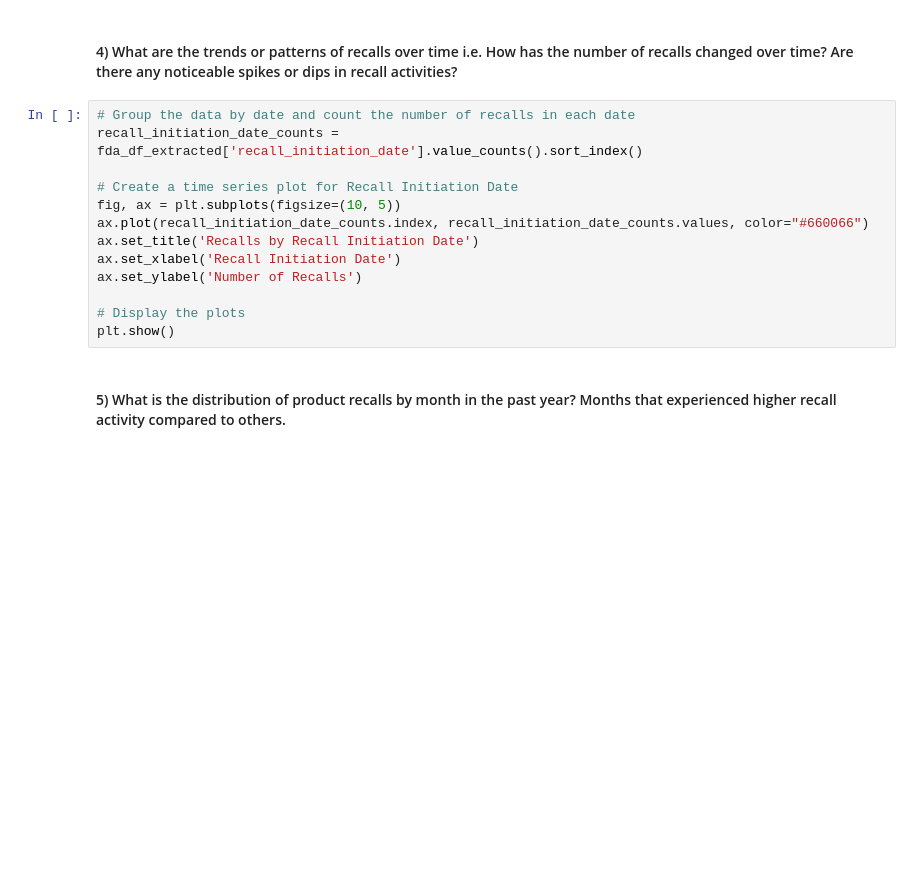
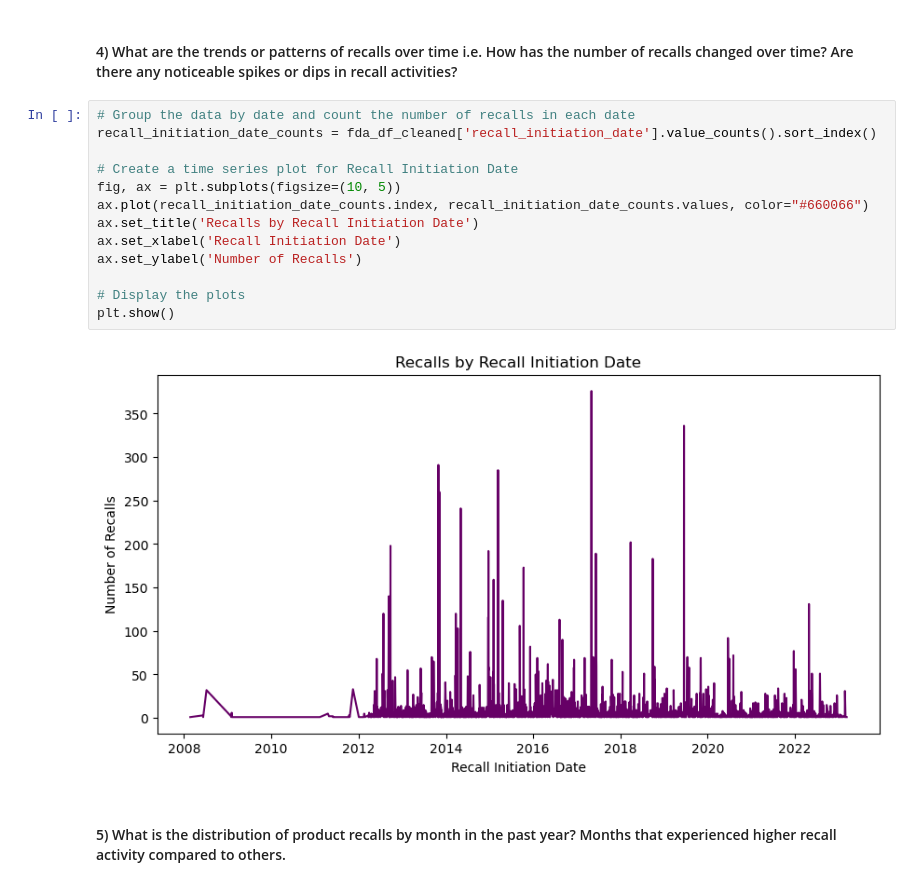
Before and after one commit to Subash2409/pheonix, a Jupyter notebook: x22163549_Ashlyn_fda_extraction_preprocessing_visualization_loading.ipynb, the cells around one changed output. Cells and saved outputs as stored; diff of their text form; blank space fills up the shorter version.

```diff
--- a/x22163549_Ashlyn_fda_extraction_preprocessing_visualization_loading.ipynb
+++ b/x22163549_Ashlyn_fda_extraction_preprocessing_visualization_loading.ipynb
@@ -256,17 +411,19 @@ plt.show()
 #### 4) What are the trends or patterns of recalls over time i.e. How has the number of recalls changed over time? Are there any noticeable spikes or dips in recall activities?
 # %%
 # Group the data by date and count the number of recalls in each date
-recall_initiation_date_counts = fda_df_extracted['recall_initiation_date'].value_counts().sort_index()
+recall_initiation_date_counts = fda_df_cleaned['recall_initiation_date'].value_counts().sort_index()
 
 # Create a time series plot for Recall Initiation Date
 fig, ax = plt.subplots(figsize=(10, 5))
 ax.plot(recall_initiation_date_counts.index, recall_initiation_date_counts.values, color="#660066")
 ax.set_title('Recalls by Recall Initiation Date')
 ax.set_xlabel('Recall Initiation Date')
 ax.set_ylabel('Number of Recalls')
 
 # Display the plots
 plt.show()
+# %% [output]
+[figure, added]
 # %% [markdown]
 #### 5) What is the distribution of product recalls by month in the past year? Months that experienced higher recall activity compared to others.
 # %%
```
Also changed, not shown: parts of 23 cells of this notebook.
